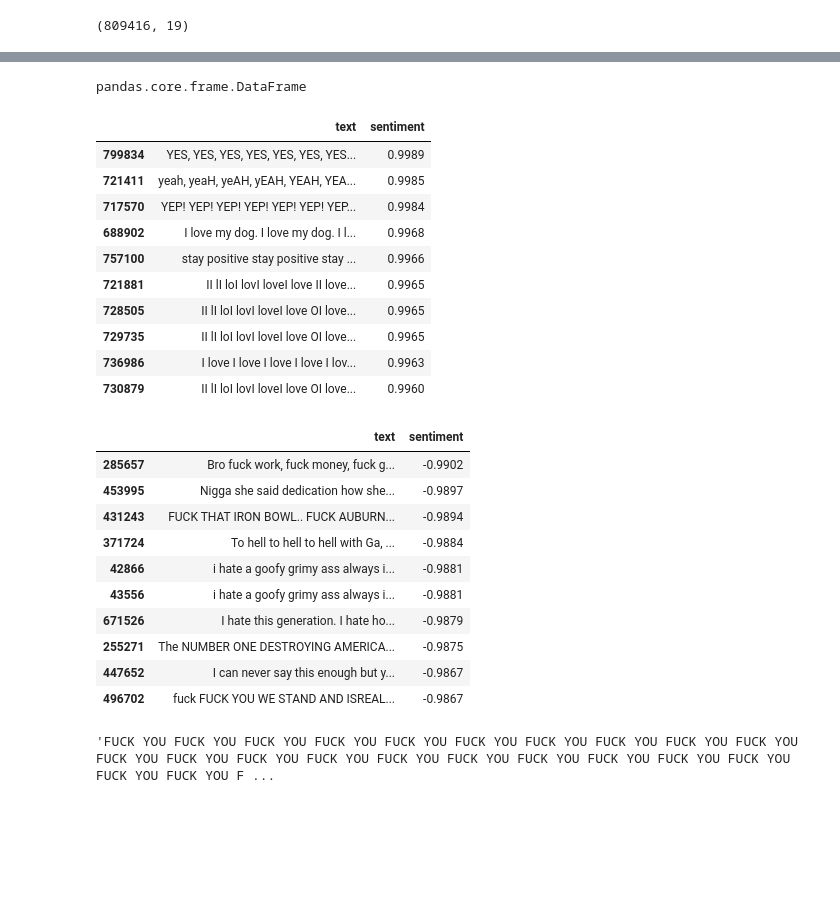
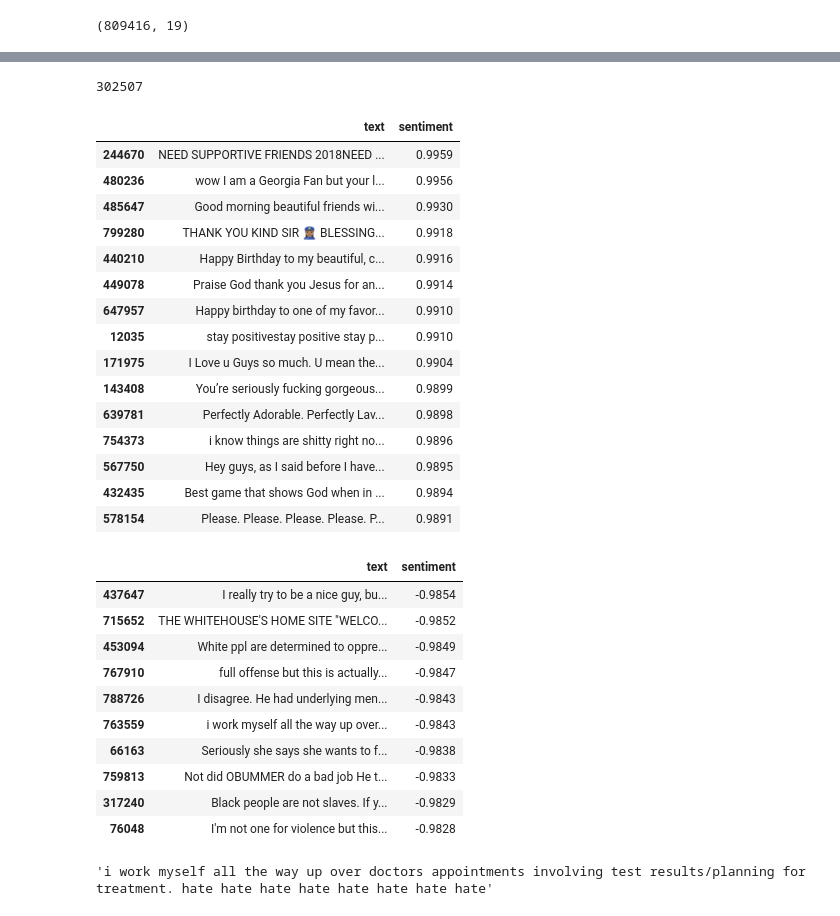
Before and after one commit to tyleratk/twitter-sentiment, a Jupyter notebook: cleanse/eda.ipynb, the cells around one changed output, grey strips where cells are left out. Saved outputs shown, nothing was run; the diff lists cells and outputs as text; code cells hidden in the pictures; blank space fills up the shorter version.

```diff
--- a/cleanse/eda.ipynb
+++ b/cleanse/eda.ipynb
@@ -70,39 +70,45 @@ Text(0.5,1,'Negative')
-# %%
-type(df[df.sentiment_type == 'pos'])
-# %% [output]
-pandas.core.frame.DataFrame
+# %%
+# df[df.sentiment == 0].shape[0]
+num_of_neu
+# %% [output]
+302507
 # %%
-df[df.sentiment_type == 'pos'].sort_values('sentiment', ascending=False)[['text', 'sentiment']][:10]
+df[df.sentiment_type == 'pos'].sort_values('sentiment', ascending=False)[['text', 'sentiment']][10:25]
 # %% [output]
 |  | text | sentiment |
-| 799834 | YES, YES, YES, YES, YES, YES, YES... | 0.9989 |
-| 721411 | yeah, yeaH, yeAH, yEAH, YEAH, YEA... | 0.9985 |
-| 717570 | YEP! YEP! YEP! YEP! YEP! YEP! YEP... | 0.9984 |
-| 688902 | I love my dog. I love my dog. I l... | 0.9968 |
-| 757100 | stay positive stay positive stay ... | 0.9966 |
-| 721881 | II lI loI lovI loveI love II love... | 0.9965 |
-| 728505 | II lI loI lovI loveI love OI love... | 0.9965 |
-| 729735 | II lI loI lovI loveI love OI love... | 0.9965 |
-| 736986 | I love I love I love I love I lov... | 0.9963 |
-| 730879 | II lI loI lovI loveI love OI love... | 0.9960 |
+| 244670 | NEED SUPPORTIVE FRIENDS 2018NEED ... | 0.9959 |
+| 480236 | wow I am a Georgia Fan but your l... | 0.9956 |
+| 485647 | Good morning beautiful friends wi... | 0.9930 |
+| 799280 | THANK YOU KIND SIR 👮🏽‍♀️ BLESSING... | 0.9918 |
+| 440210 | Happy Birthday to my beautiful, c... | 0.9916 |
+| 449078 | Praise God thank you Jesus for an... | 0.9914 |
+| 647957 | Happy birthday to one of my favor... | 0.9910 |
+| 12035 | stay positivestay positive stay p... | 0.9910 |
+| 171975 | I Love u Guys so much. U mean the... | 0.9904 |
+| 143408 | You’re seriously fucking gorgeous... | 0.9899 |
+| 639781 | Perfectly Adorable. Perfectly Lav... | 0.9898 |
+| 754373 | i know things are shitty right no... | 0.9896 |
+| 567750 | Hey guys, as I said before I have... | 0.9895 |
+| 432435 | Best game that shows God when in ... | 0.9894 |
+| 578154 | Please. Please. Please. Please. P... | 0.9891 |
 # %%
-df[df.sentiment_type == 'neg'].sort_values('sentiment')[['text', 'sentiment']][10:20]
+df[df.sentiment_type == 'neg'].sort_values('sentiment')[['text', 'sentiment']][20:30]
 # %% [output]
 |  | text | sentiment |
-| 285657 | Bro fuck work, fuck money, fuck g... | -0.9902 |
-| 453995 | Nigga she said dedication how she... | -0.9897 |
-| 431243 | FUCK THAT IRON BOWL.. FUCK AUBURN... | -0.9894 |
-| 371724 | To hell to hell to hell with Ga, ... | -0.9884 |
-| 42866 | i hate a goofy grimy ass always i... | -0.9881 |
-| 43556 | i hate a goofy grimy ass always i... | -0.9881 |
-| 671526 | I hate this generation. I hate ho... | -0.9879 |
-| 255271 | The NUMBER ONE DESTROYING AMERICA... | -0.9875 |
-| 447652 | I can never say this enough but y... | -0.9867 |
-| 496702 | fuck FUCK YOU WE STAND AND ISREAL... | -0.9867 |
+| 437647 | I really try to be a nice guy, bu... | -0.9854 |
+| 715652 | THE WHITEHOUSE'S HOME SITE "WELCO... | -0.9852 |
+| 453094 | White ppl are determined to oppre... | -0.9849 |
+| 767910 | full offense but this is actually... | -0.9847 |
+| 788726 | I disagree. He had underlying men... | -0.9843 |
+| 763559 | i work myself all the way up over... | -0.9843 |
+| 66163 | Seriously she says she wants to f... | -0.9838 |
+| 759813 | Not did OBUMMER do a bad job He t... | -0.9833 |
+| 317240 | Black people are not slaves. If y... | -0.9829 |
+| 76048 | I'm not one for violence but this... | -0.9828 |
 # %%
-df.iloc[597633].text
+df.iloc[763559].text
 # %% [output]
-'FUCK YOU FUCK YOU FUCK YOU FUCK YOU FUCK YOU FUCK YOU FUCK YOU FUCK YOU FUCK YOU FUCK YOU FUCK YOU FUCK YOU FUCK YOU FUCK YOU FUCK YOU FUCK YOU FUCK YOU FUCK YOU FUCK YOU FUCK YOU FUCK YOU FUCK YOU F ...
+'i work myself all the way up over doctors appointments involving test results/planning for treatment. hate hate hate hate hate hate hate hate'
 # %%
 %run nmf.py
 # %% [output]
```
Also changed, not shown: parts of 4 cells of this notebook, 24 other files.
